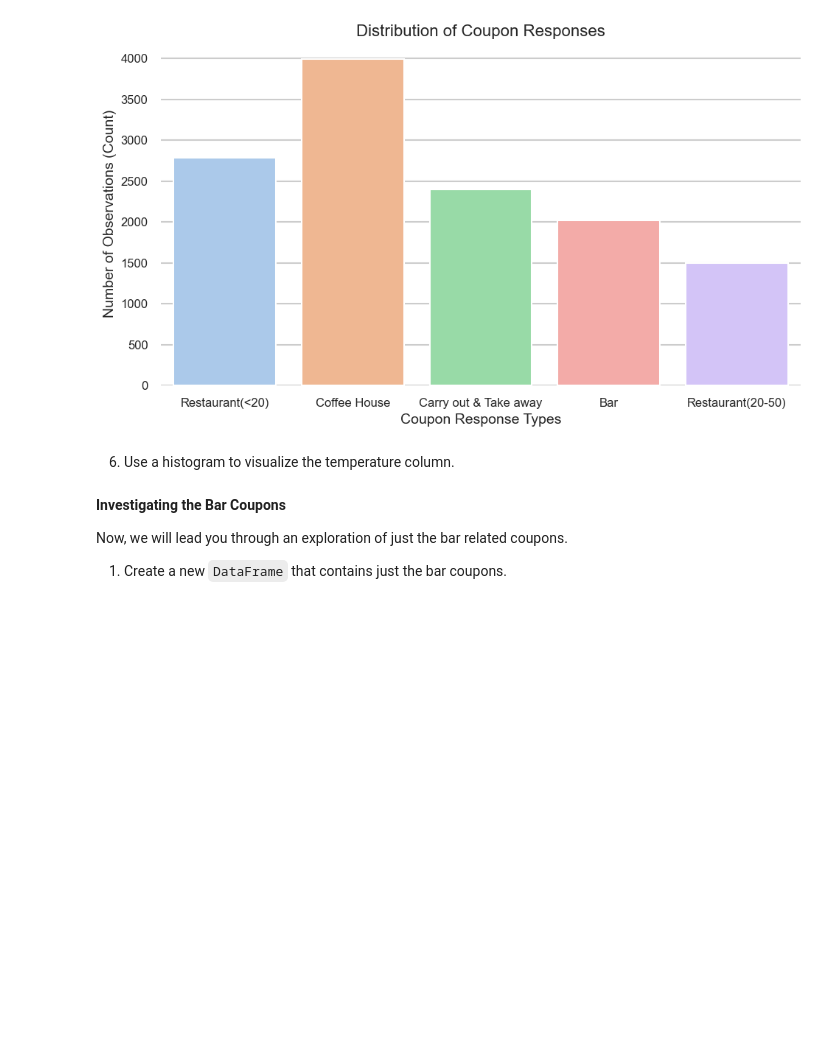
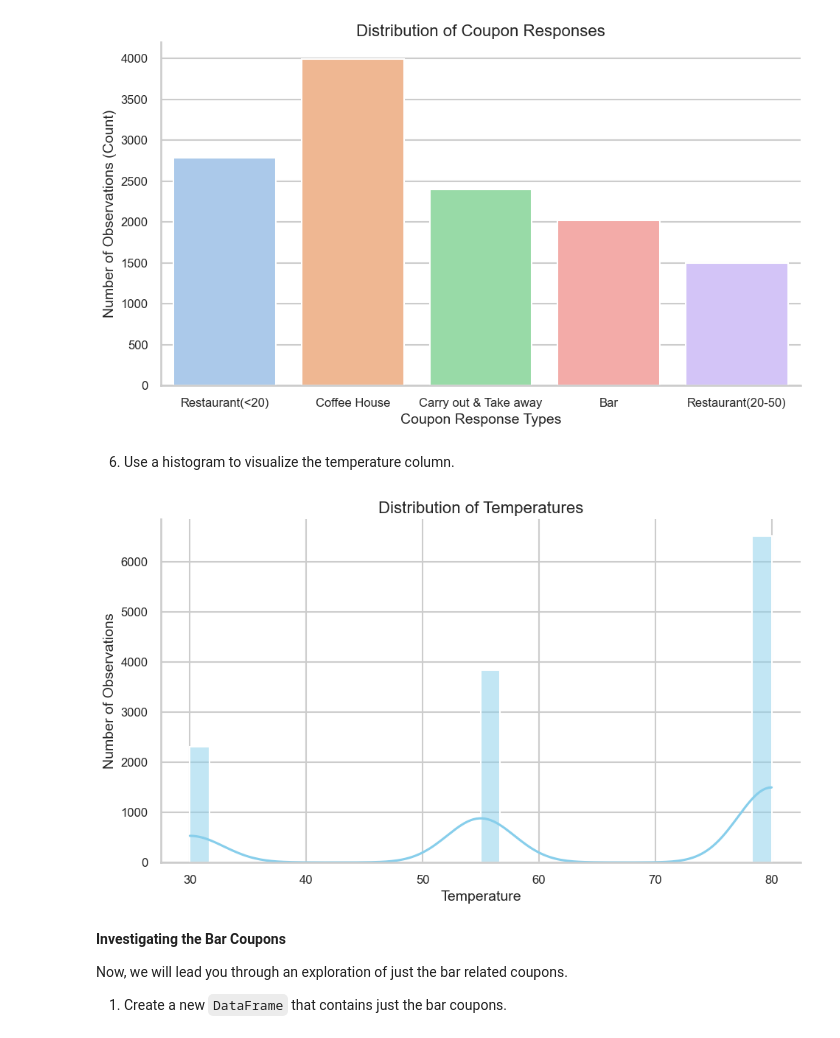
Before and after one commit to yekijnuy/AIML-Amazon-Analysis, a Jupyter notebook: notebooks/prompt.ipynb, the cells around one changed output. Cells and saved outputs as stored; diff of their text form; code cells hidden in the pictures; blank space fills up the shorter version.

```diff
--- a/notebooks/prompt.ipynb
+++ b/notebooks/prompt.ipynb
@@ -175,6 +175,26 @@ plt.show()
 [figure]
 # %% [markdown]
 6. Use a histogram to visualize the temperature column.
+# %%
+# Set theme and context for the histogram
+sns.set_theme(style="whitegrid")
+sns.set_context("talk")
+
+# Create a histogram for temperature
+plt.figure(figsize=(10, 6))
+sns.histplot(data=data, x="temperature", kde=True, bins=30, color='skyblue')
+
+# Add relevant histogram changes
+plt.title("Distribution of Temperatures", fontsize=16)
+plt.xlabel('Temperature', fontsize=14)
+plt.ylabel('Number of Observations', fontsize=14)
+plt.xticks(fontsize=12)
+plt.yticks(fontsize=12)
+sns.despine()
+plt.tight_layout()
+plt.show()
+# %% [output]
+[figure, added]
 # %% [markdown]
 **Investigating the Bar Coupons**
 
```
Also changed, not shown: parts of 4 cells of this notebook.
